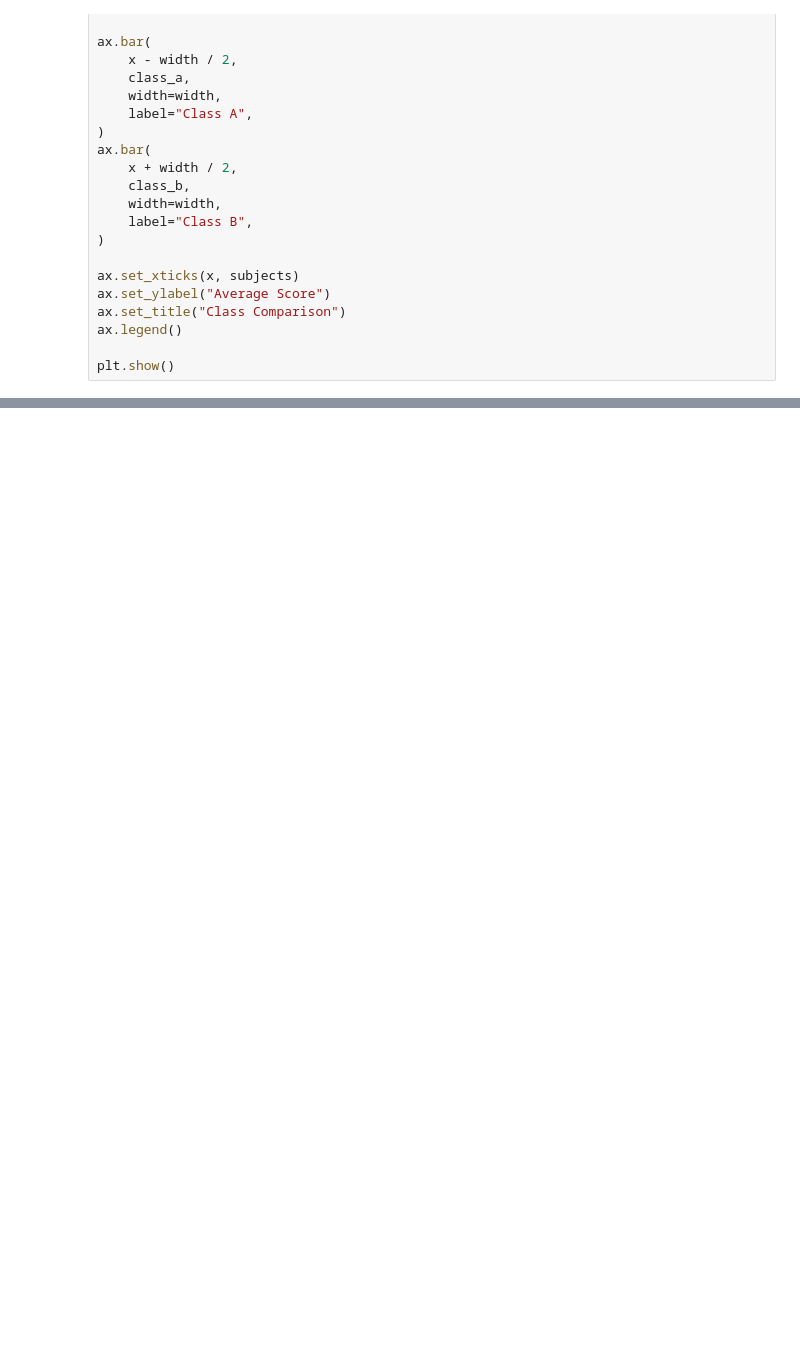
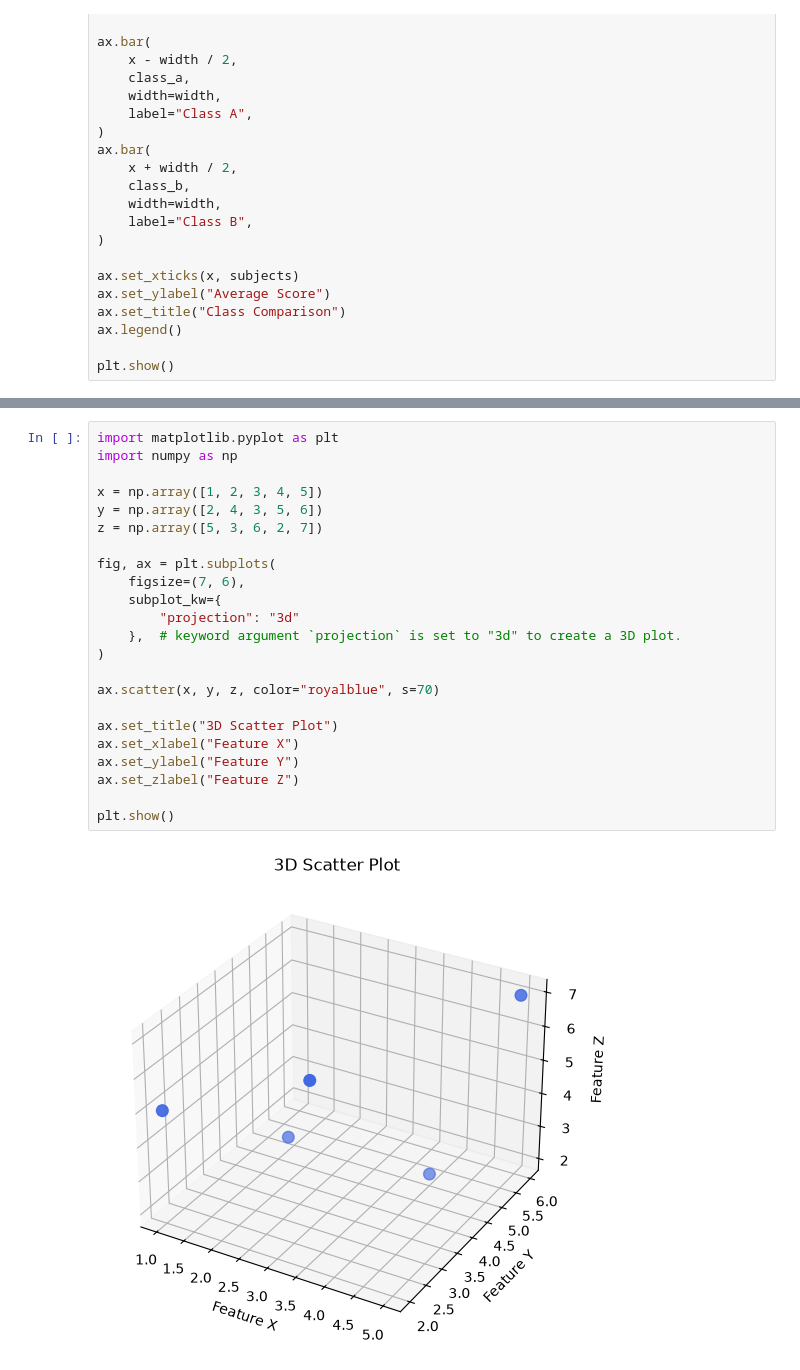
Before and after one commit to David-Linaria/SCITE-AI-2026, a Jupyter notebook: notes-modules/03-matplotlib.ipynb, the cells around one changed output, grey strips where cells are left out. Cells and saved outputs as stored; diff of their text form; blank space fills up the shorter version.

Commit message:
matplotlib finish

```diff
--- a/notes-modules/03-matplotlib.ipynb
+++ b/notes-modules/03-matplotlib.ipynb
@@ -258,0 +373,25 @@ plt.show()
+# %%
+import matplotlib.pyplot as plt
+import numpy as np
+
+x = np.array([1, 2, 3, 4, 5])
+y = np.array([2, 4, 3, 5, 6])
+z = np.array([5, 3, 6, 2, 7])
+
+fig, ax = plt.subplots(
+    figsize=(7, 6),
+    subplot_kw={
+        "projection": "3d"
+    },  # keyword argument `projection` is set to "3d" to create a 3D plot.
+)
+
+ax.scatter(x, y, z, color="royalblue", s=70)
+
+ax.set_title("3D Scatter Plot")
+ax.set_xlabel("Feature X")
+ax.set_ylabel("Feature Y")
+ax.set_zlabel("Feature Z")
+
+plt.show()
+# %% [output]
+[figure, added]
```
Also changed, not shown: parts of 13 cells of this notebook, 1 other file.
